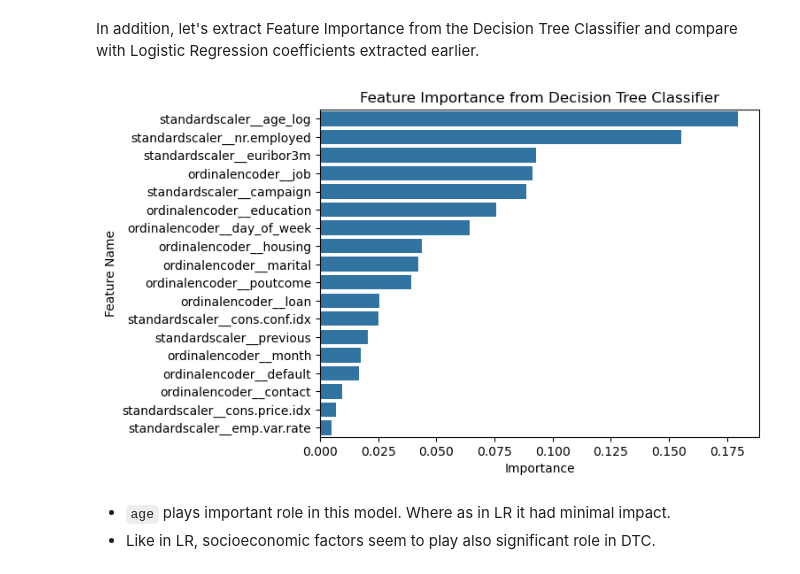
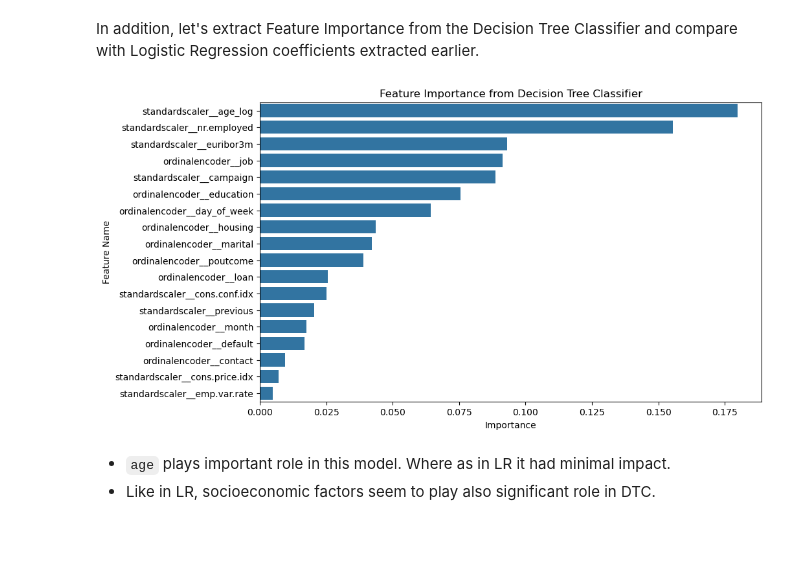
Before and after one commit to outdegree/BH-PCMLAI-M17-App3, a Jupyter notebook: prompt_III.ipynb, the cells around one changed output. Cells and saved outputs as stored; diff of their text form; code cells hidden in the pictures; blank space fills up the shorter version.

```diff
--- a/prompt_III.ipynb
+++ b/prompt_III.ipynb
@@ -794,11 +796,13 @@ dtc_feature_importance = pd.DataFrame({
     'Feature Name': new_feature_names,
     'Importance': feature_importances}).sort_values(by = 'Importance', ascending = False)
 # %%
+plt.figure(figsize = (10, 6))
 sns.barplot(data = dtc_feature_importance, x = 'Importance', y = 'Feature Name')
 plt.title('Feature Importance from Decision Tree Classifier')
+plt.savefig('images/dct_importance.png', bbox_inches = 'tight')
 plt.show()
 # %% [output]
-[figure, old version]
+[figure, new version]
 # %% [markdown]
 * `age` plays important role in this model. Where as in LR it had minimal impact.
 * Like in LR, socioeconomic factors seem to play also significant role in DTC.
```
Also changed, not shown: parts of 8 cells of this notebook, 3 other files.
